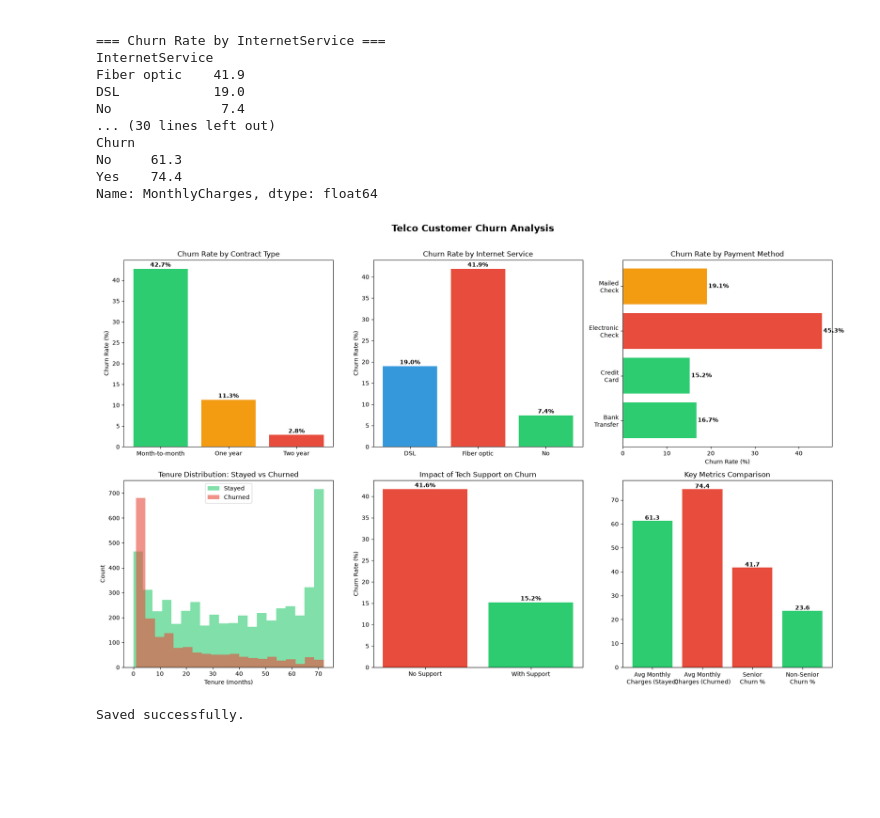
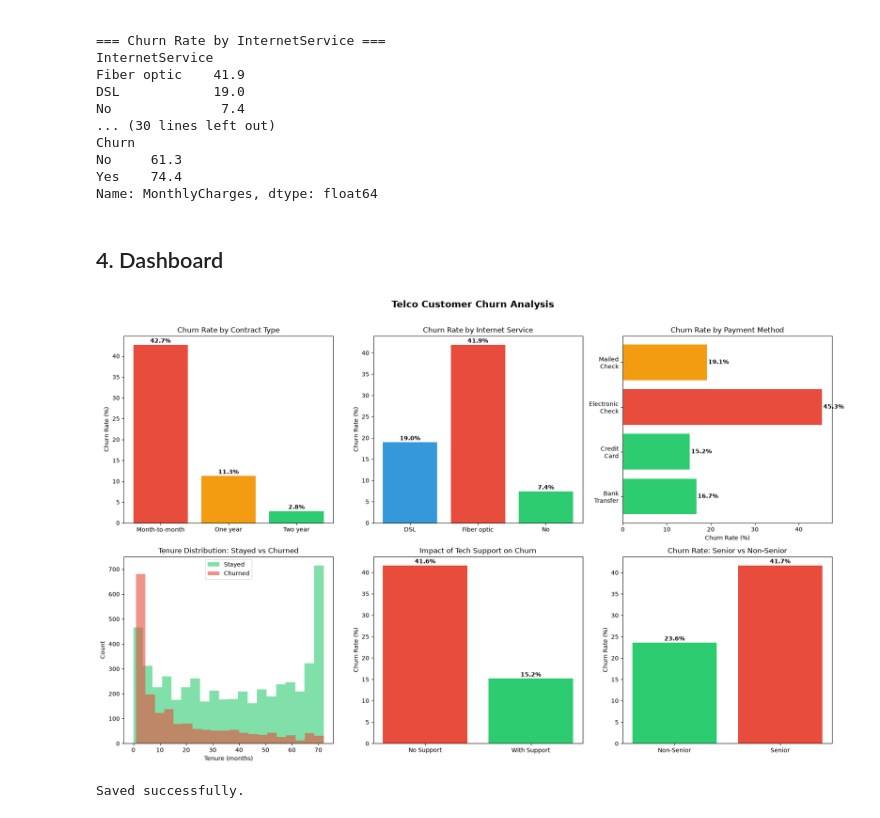
Before and after one commit to iOsamah/telco-customer-churn-analysis, a Jupyter notebook: churn_analysis.ipynb, the cells around one changed output. Saved outputs shown, nothing was run; the diff lists cells and outputs as text; code cells hidden in the pictures; blank space fills up the shorter version.

```diff
--- a/churn_analysis.ipynb
+++ b/churn_analysis.ipynb
@@ -99,6 +112,8 @@ Churn
 No     61.3
 Yes    74.4
 Name: MonthlyCharges, dtype: float64
+# %% [markdown]
+## 4. Dashboard
 # %%
 import matplotlib.pyplot as plt
 import numpy as np
@@ -107,7 +122,7 @@ fig, axes = plt.subplots(2, 3, figsize=(18, 11))
 fig.suptitle('Telco Customer Churn Analysis', fontsize=16, fontweight='bold', y=1.01)
 
 contract_churn = df.groupby('Contract')['ChurnFlag'].mean() * 100
-axes[0,0].bar(contract_churn.index, contract_churn.values, color=['#2ecc71','#f39c12','#e74c3c'])
+axes[0,0].bar(contract_churn.index, contract_churn.values, color=['#e74c3c','#f39c12','#2ecc71'])
 axes[0,0].set_title('Churn Rate by Contract Type')
 axes[0,0].set_ylabel('Churn Rate (%)')
 for i, v in enumerate(contract_churn.values):
@@ -124,40 +139,37 @@ payment_churn = df.groupby('PaymentMethod')['ChurnFlag'].mean() * 100
 short_labels = ['Bank\nTransfer', 'Credit\nCard', 'Electronic\nCheck', 'Mailed\nCheck']
 axes[0,2].barh(short_labels, payment_churn.values, color=['#2ecc71','#2ecc71','#e74c3c','#f39c12'])
 axes[0,2].set_title('Churn Rate by Payment Method')
 axes[0,2].set_xlabel('Churn Rate (%)')
 for i, v in enumerate(payment_churn.values):
     axes[0,2].text(v+0.3, i, f'{v:.1f}%', va='center', fontweight='bold')
 
 tenure_no = df[df['Churn']=='No']['tenure']
 tenure_yes = df[df['Churn']=='Yes']['tenure']
 axes[1,0].hist(tenure_no, bins=20, alpha=0.6, color='#2ecc71', label='Stayed')
 axes[1,0].hist(tenure_yes, bins=20, alpha=0.6, color='#e74c3c', label='Churned')
 axes[1,0].set_title('Tenure Distribution: Stayed vs Churned')
 axes[1,0].set_xlabel('Tenure (months)')
 axes[1,0].set_ylabel('Count')
 axes[1,0].legend()
 
 tech_churn = df[df['TechSupport'] != 'No internet service'].groupby('TechSupport')['ChurnFlag'].mean() * 100
 axes[1,1].bar(['No Support', 'With Support'], tech_churn.values, color=['#e74c3c','#2ecc71'])
 axes[1,1].set_title('Impact of Tech Support on Churn')
 axes[1,1].set_ylabel('Churn Rate (%)')
 for i, v in enumerate(tech_churn.values):
     axes[1,1].text(i, v+0.5, f'{v:.1f}%', ha='center', fontweight='bold')
 
-charges = df.groupby('Churn')['MonthlyCharges'].mean()
 senior = df.groupby('SeniorCitizen')['ChurnFlag'].mean() * 100
-metrics = ['Avg Monthly\nCharges (Stayed)', 'Avg Monthly\nCharges (Churned)', 'Senior\nChurn %', 'Non-Senior\nChurn %']
-values = [charges['No'], charges['Yes'], senior[1], senior[0]]
-colors = ['#2ecc71','#e74c3c','#e74c3c','#2ecc71']
-axes[1,2].bar(metrics, values, color=colors)
-axes[1,2].set_title('Key Metrics Comparison')
-for i, v in enumerate(values):
-    axes[1,2].text(i, v+0.5, f'{v:.1f}', ha='center', fontweight='bold')
+axes[1,2].bar(['Non-Senior', 'Senior'], [senior[0], senior[1]], color=['#2ecc71','#e74c3c'])
+axes[1,2].set_title('Churn Rate: Senior vs Non-Senior')
+axes[1,2].set_ylabel('Churn Rate (%)')
+for i, v in enumerate([senior[0], senior[1]]):
+    axes[1,2].text(i, v+0.5, f'{v:.1f}%', ha='center', fontweight='bold')
 
 plt.tight_layout()
 plt.savefig('churn_analysis.png', dpi=150, bbox_inches='tight')
 plt.show()
 print("Saved successfully.")
 # %% [output]
-[figure, old version]
+[figure, new version]
 Saved successfully.
```
Also changed, not shown: parts of 6 cells of this notebook, 1 other file.
